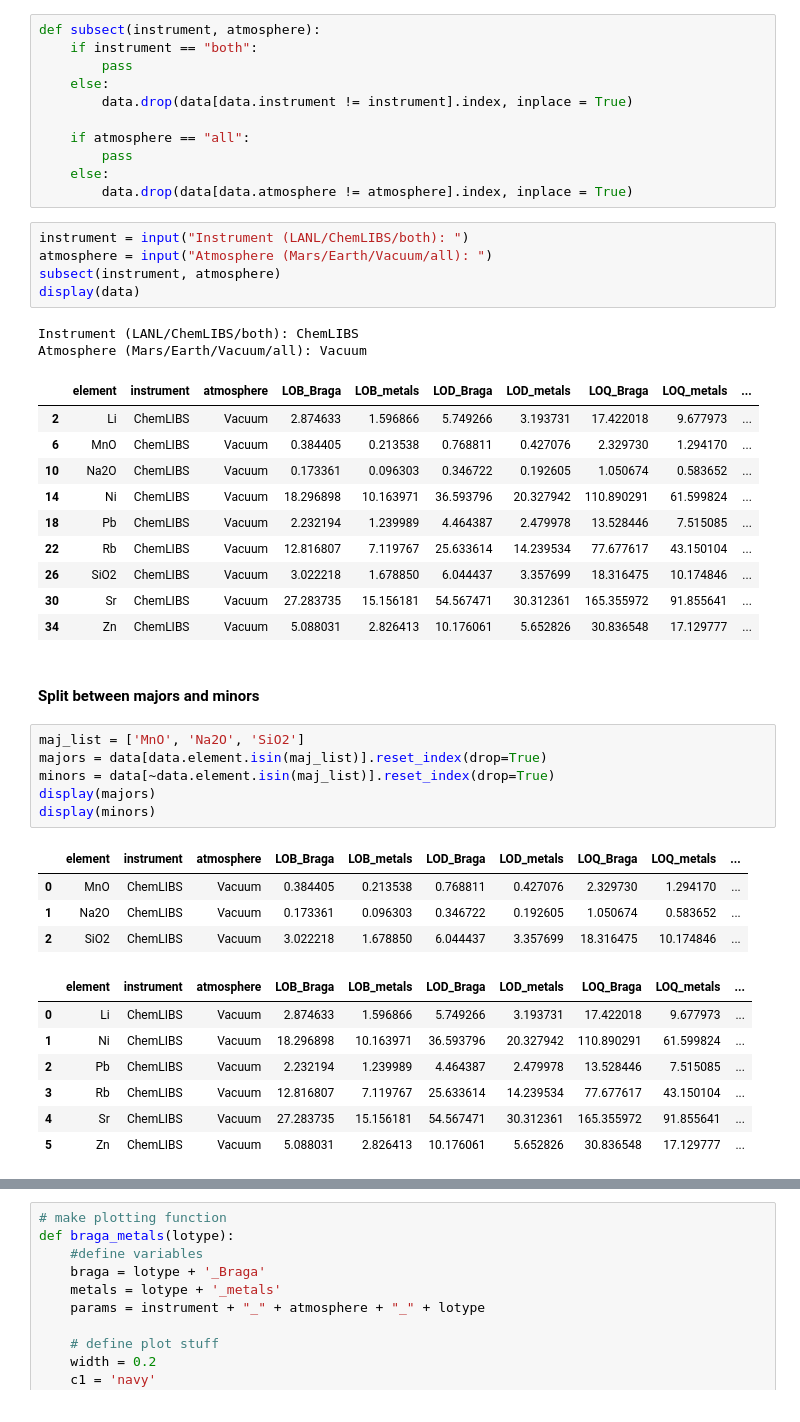
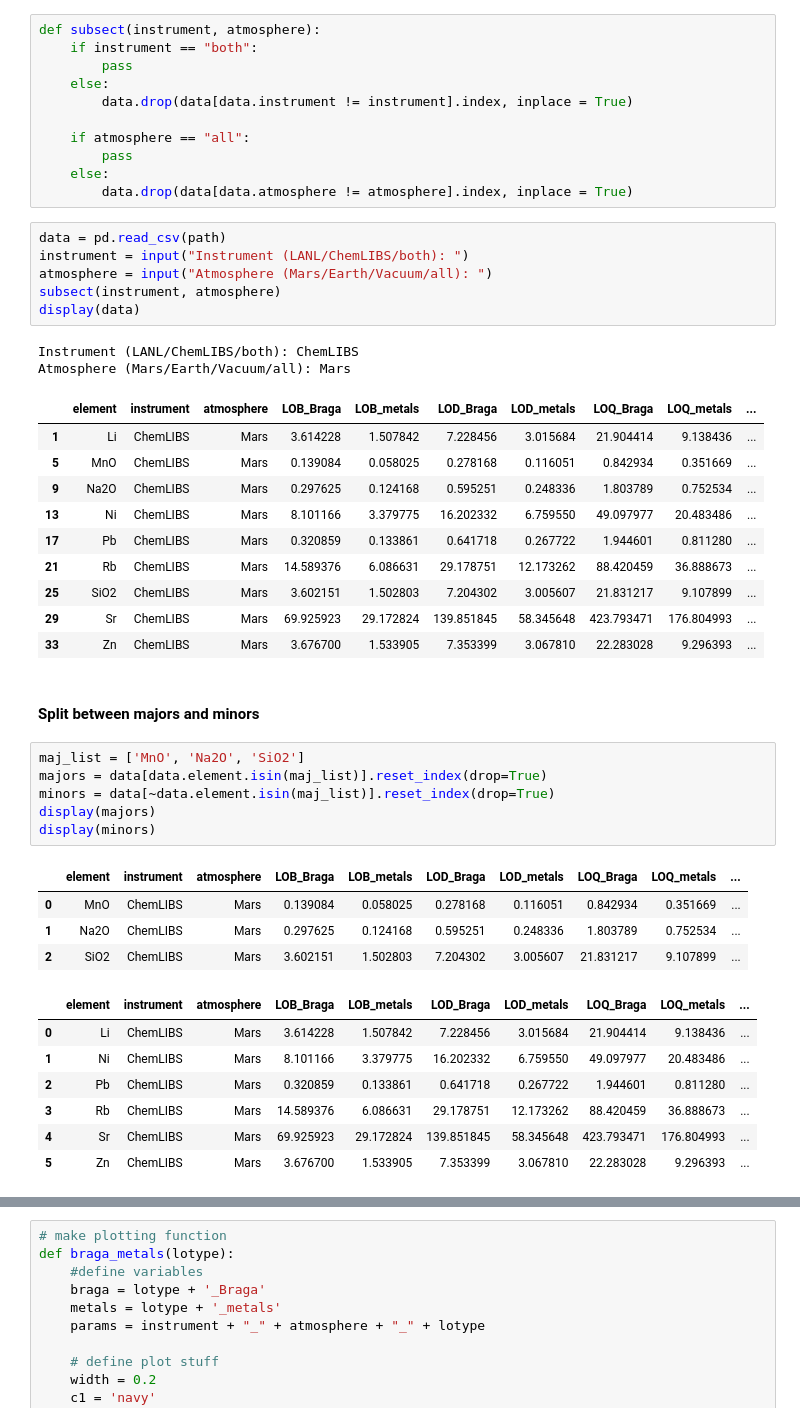
Before and after one commit to ytsmacr/LOD-paper, a Jupyter notebook: Step5_figures.ipynb, the cells around one changed output, grey strips where cells are left out. Drawn from its saved outputs; the diff is of its cells as text.

```diff
--- a/Step5_figures.ipynb
+++ b/Step5_figures.ipynb
@@ -22,23 +22,24 @@ def subsect(instrument, atmosphere):
     else:
         data.drop(data[data.atmosphere != atmosphere].index, inplace = True)
 # %%
+data = pd.read_csv(path)
 instrument = input("Instrument (LANL/ChemLIBS/both): ")
 atmosphere = input("Atmosphere (Mars/Earth/Vacuum/all): ")
 subsect(instrument, atmosphere)
 display(data)
 # %% [output]
 Instrument (LANL/ChemLIBS/both): ChemLIBS
-Atmosphere (Mars/Earth/Vacuum/all): Vacuum
+Atmosphere (Mars/Earth/Vacuum/all): Mars
 |  | element | instrument | atmosphere | LOB_Braga | LOB_metals | LOD_Braga | LOD_metals | LOQ_Braga | LOQ_metals | ... |
-| 2 | Li | ChemLIBS | Vacuum | 2.874633 | 1.596866 | 5.749266 | 3.193731 | 17.422018 | 9.677973 | ... |
-| 6 | MnO | ChemLIBS | Vacuum | 0.384405 | 0.213538 | 0.768811 | 0.427076 | 2.329730 | 1.294170 | ... |
-| 10 | Na2O | ChemLIBS | Vacuum | 0.173361 | 0.096303 | 0.346722 | 0.192605 | 1.050674 | 0.583652 | ... |
-| 14 | Ni | ChemLIBS | Vacuum | 18.296898 | 10.163971 | 36.593796 | 20.327942 | 110.890291 | 61.599824 | ... |
-| 18 | Pb | ChemLIBS | Vacuum | 2.232194 | 1.239989 | 4.464387 | 2.479978 | 13.528446 | 7.515085 | ... |
-| 22 | Rb | ChemLIBS | Vacuum | 12.816807 | 7.119767 | 25.633614 | 14.239534 | 77.677617 | 43.150104 | ... |
-| 26 | SiO2 | ChemLIBS | Vacuum | 3.022218 | 1.678850 | 6.044437 | 3.357699 | 18.316475 | 10.174846 | ... |
-| 30 | Sr | ChemLIBS | Vacuum | 27.283735 | 15.156181 | 54.567471 | 30.312361 | 165.355972 | 91.855641 | ... |
-| 34 | Zn | ChemLIBS | Vacuum | 5.088031 | 2.826413 | 10.176061 | 5.652826 | 30.836548 | 17.129777 | ... |
+| 1 | Li | ChemLIBS | Mars | 3.614228 | 1.507842 | 7.228456 | 3.015684 | 21.904414 | 9.138436 | ... |
+| 5 | MnO | ChemLIBS | Mars | 0.139084 | 0.058025 | 0.278168 | 0.116051 | 0.842934 | 0.351669 | ... |
+| 9 | Na2O | ChemLIBS | Mars | 0.297625 | 0.124168 | 0.595251 | 0.248336 | 1.803789 | 0.752534 | ... |
+| 13 | Ni | ChemLIBS | Mars | 8.101166 | 3.379775 | 16.202332 | 6.759550 | 49.097977 | 20.483486 | ... |
+| 17 | Pb | ChemLIBS | Mars | 0.320859 | 0.133861 | 0.641718 | 0.267722 | 1.944601 | 0.811280 | ... |
+| 21 | Rb | ChemLIBS | Mars | 14.589376 | 6.086631 | 29.178751 | 12.173262 | 88.420459 | 36.888673 | ... |
+| 25 | SiO2 | ChemLIBS | Mars | 3.602151 | 1.502803 | 7.204302 | 3.005607 | 21.831217 | 9.107899 | ... |
+| 29 | Sr | ChemLIBS | Mars | 69.925923 | 29.172824 | 139.851845 | 58.345648 | 423.793471 | 176.804993 | ... |
+| 33 | Zn | ChemLIBS | Mars | 3.676700 | 1.533905 | 7.353399 | 3.067810 | 22.283028 | 9.296393 | ... |
 # %% [markdown]
 #### Split between majors and minors
 # %%
@@ -49,14 +50,14 @@ display(majors)
 display(minors)
 # %% [output]
 |  | element | instrument | atmosphere | LOB_Braga | LOB_metals | LOD_Braga | LOD_metals | LOQ_Braga | LOQ_metals | ... |
-| 0 | MnO | ChemLIBS | Vacuum | 0.384405 | 0.213538 | 0.768811 | 0.427076 | 2.329730 | 1.294170 | ... |
-| 1 | Na2O | ChemLIBS | Vacuum | 0.173361 | 0.096303 | 0.346722 | 0.192605 | 1.050674 | 0.583652 | ... |
-| 2 | SiO2 | ChemLIBS | Vacuum | 3.022218 | 1.678850 | 6.044437 | 3.357699 | 18.316475 | 10.174846 | ... |
+| 0 | MnO | ChemLIBS | Mars | 0.139084 | 0.058025 | 0.278168 | 0.116051 | 0.842934 | 0.351669 | ... |
+| 1 | Na2O | ChemLIBS | Mars | 0.297625 | 0.124168 | 0.595251 | 0.248336 | 1.803789 | 0.752534 | ... |
+| 2 | SiO2 | ChemLIBS | Mars | 3.602151 | 1.502803 | 7.204302 | 3.005607 | 21.831217 | 9.107899 | ... |
 |  | element | instrument | atmosphere | LOB_Braga | LOB_metals | LOD_Braga | LOD_metals | LOQ_Braga | LOQ_metals | ... |
-| 0 | Li | ChemLIBS | Vacuum | 2.874633 | 1.596866 | 5.749266 | 3.193731 | 17.422018 | 9.677973 | ... |
-| 1 | Ni | ChemLIBS | Vacuum | 18.296898 | 10.163971 | 36.593796 | 20.327942 | 110.890291 | 61.599824 | ... |
-| 2 | Pb | ChemLIBS | Vacuum | 2.232194 | 1.239989 | 4.464387 | 2.479978 | 13.528446 | 7.515085 | ... |
-| 3 | Rb | ChemLIBS | Vacuum | 12.816807 | 7.119767 | 25.633614 | 14.239534 | 77.677617 | 43.150104 | ... |
-| 4 | Sr | ChemLIBS | Vacuum | 27.283735 | 15.156181 | 54.567471 | 30.312361 | 165.355972 | 91.855641 | ... |
-| 5 | Zn | ChemLIBS | Vacuum | 5.088031 | 2.826413 | 10.176061 | 5.652826 | 30.836548 | 17.129777 | ... |
+| 0 | Li | ChemLIBS | Mars | 3.614228 | 1.507842 | 7.228456 | 3.015684 | 21.904414 | 9.138436 | ... |
+| 1 | Ni | ChemLIBS | Mars | 8.101166 | 3.379775 | 16.202332 | 6.759550 | 49.097977 | 20.483486 | ... |
+| 2 | Pb | ChemLIBS | Mars | 0.320859 | 0.133861 | 0.641718 | 0.267722 | 1.944601 | 0.811280 | ... |
+| 3 | Rb | ChemLIBS | Mars | 14.589376 | 6.086631 | 29.178751 | 12.173262 | 88.420459 | 36.888673 | ... |
+| 4 | Sr | ChemLIBS | Mars | 69.925923 | 29.172824 | 139.851845 | 58.345648 | 423.793471 | 176.804993 | ... |
+| 5 | Zn | ChemLIBS | Mars | 3.676700 | 1.533905 | 7.353399 | 3.067810 | 22.283028 | 9.296393 | ... |
 # %% [markdown]
```
Also changed, not shown: parts of 5 cells of this notebook.
